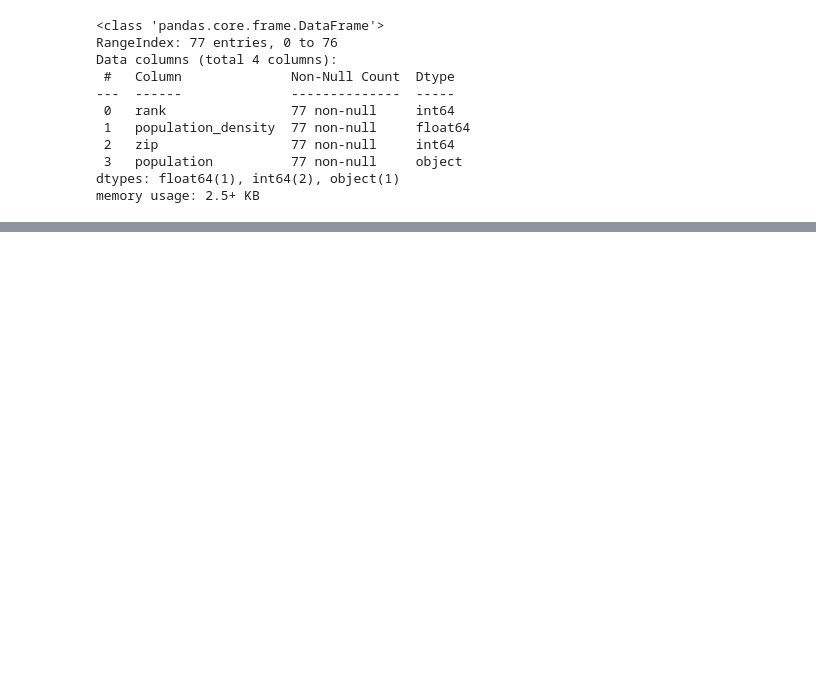
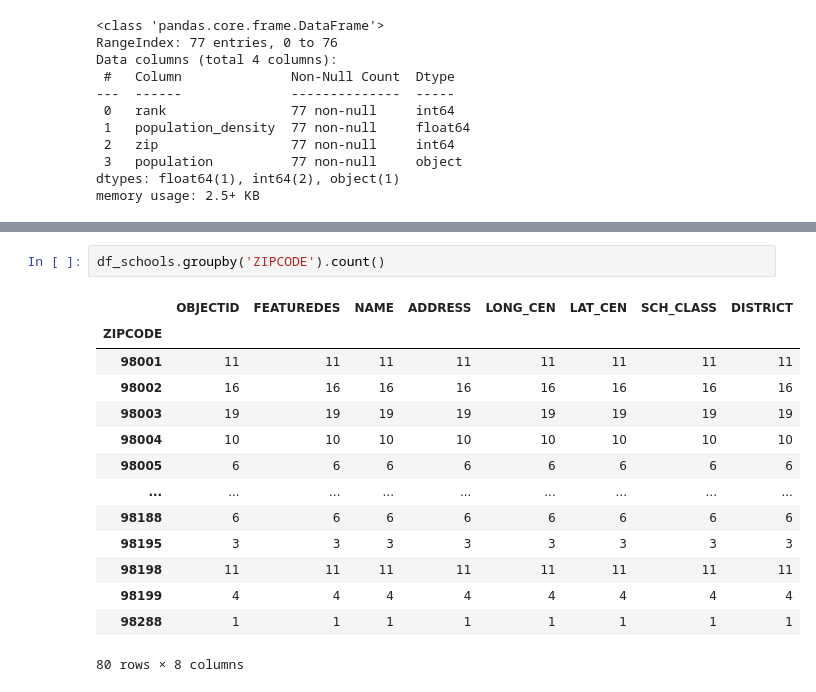
Before and after one commit to LanaCasselmann/eda-project-housing, a Jupyter notebook: preliminaries.ipynb, the cells around one changed output, grey strips where cells are left out. Cells and saved outputs as stored; diff of their text form; blank space fills up the shorter version.

```diff
--- a/preliminaries.ipynb
+++ b/preliminaries.ipynb
@@ -121,0 +139,17 @@ dens_zips
+# %%
+df_schools.groupby('ZIPCODE').count()
+# %% [output]
+|  | OBJECTID | FEATUREDES | NAME | ADDRESS | LONG_CEN | LAT_CEN | SCH_CLASS | DISTRICT |
+| ZIPCODE |  |  |  |  |  |  |  |  |
+| 98001 | 11 | 11 | 11 | 11 | 11 | 11 | 11 | 11 |
+| 98002 | 16 | 16 | 16 | 16 | 16 | 16 | 16 | 16 |
+| 98003 | 19 | 19 | 19 | 19 | 19 | 19 | 19 | 19 |
+| 98004 | 10 | 10 | 10 | 10 | 10 | 10 | 10 | 10 |
+| 98005 | 6 | 6 | 6 | 6 | 6 | 6 | 6 | 6 |
+| ... | ... | ... | ... | ... | ... | ... | ... | ... |
+| 98188 | 6 | 6 | 6 | 6 | 6 | 6 | 6 | 6 |
+| 98195 | 3 | 3 | 3 | 3 | 3 | 3 | 3 | 3 |
+| 98198 | 11 | 11 | 11 | 11 | 11 | 11 | 11 | 11 |
+| 98199 | 4 | 4 | 4 | 4 | 4 | 4 | 4 | 4 |
+| 98288 | 1 | 1 | 1 | 1 | 1 | 1 | 1 | 1 |
+80 rows × 8 columns
```
Also changed, not shown: parts of 9 cells of this notebook, 1 other file.
